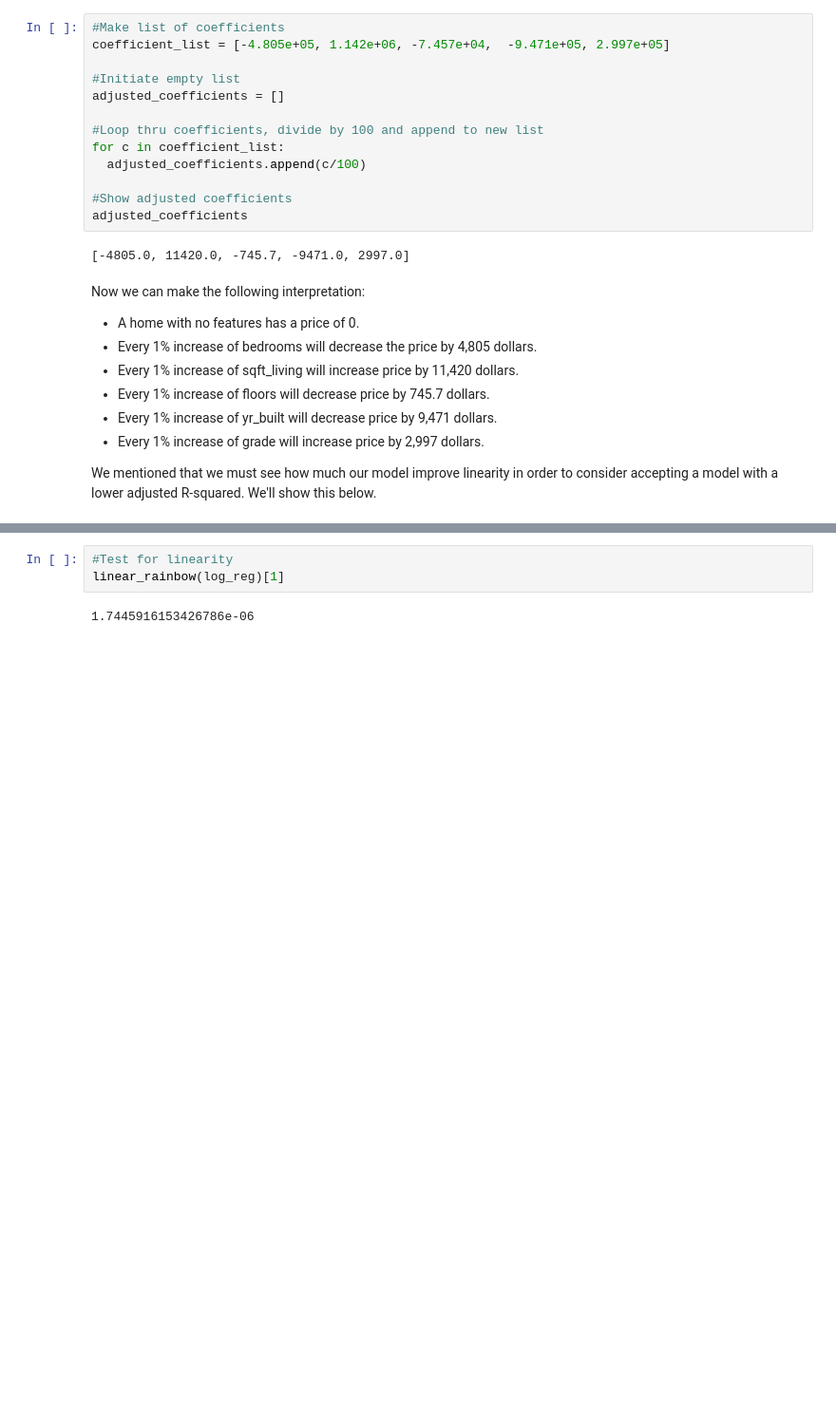
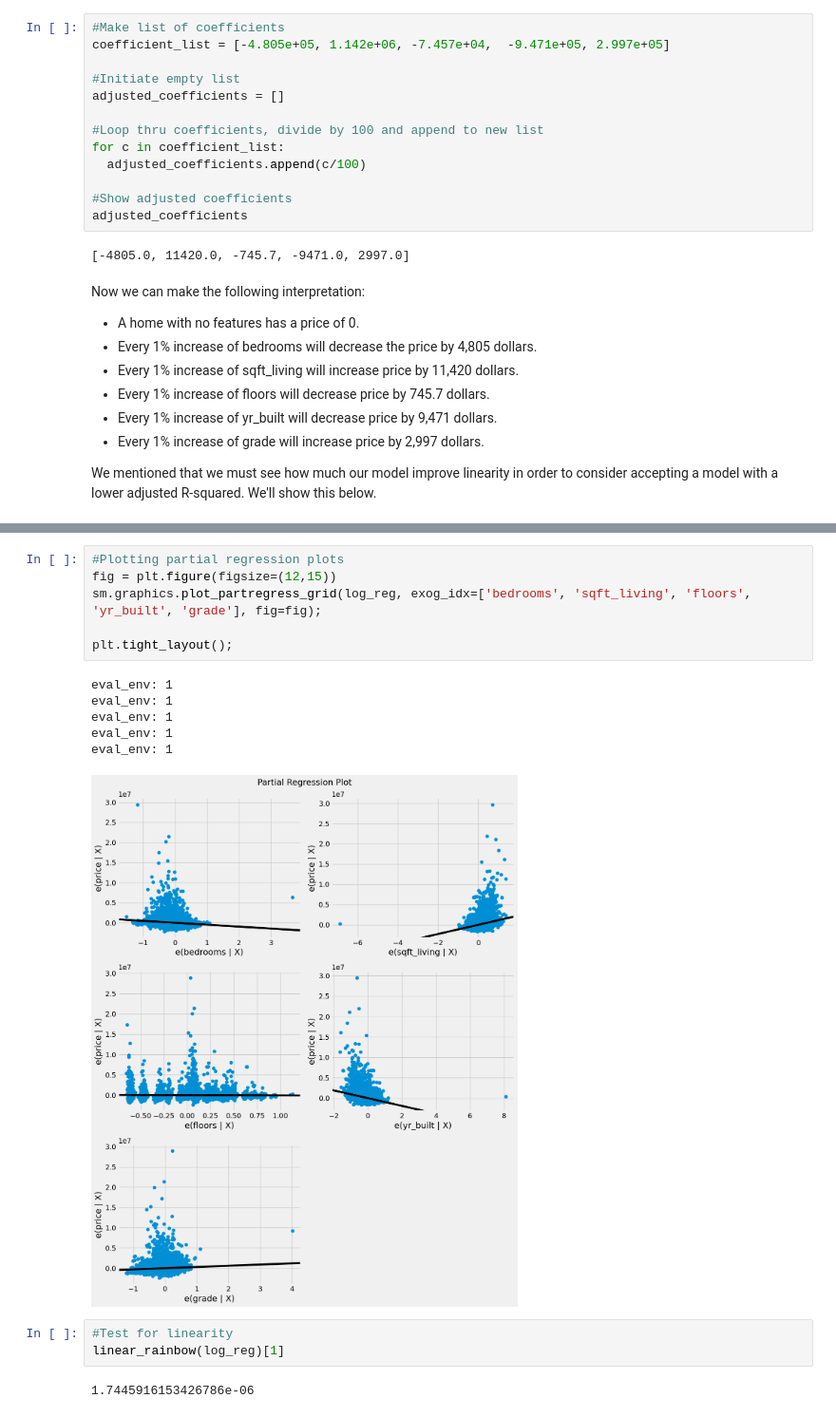
Before and after one commit to bmjaron/phase_2_final_project, a Jupyter notebook: regression_final_project_v_2.ipynb, the cells around one changed output, grey strips where cells are left out. Shown at 95% size. Saved outputs shown, nothing was run; the diff lists cells and outputs as text; blank space fills up the shorter version.

```diff
--- a/regression_final_project_v_2.ipynb
+++ b/regression_final_project_v_2.ipynb
@@ -746,3 +782,16 @@ We mentioned that we must see how much our model improve linearity in order to c
+# %%
+#Plotting partial regression plots
+fig = plt.figure(figsize=(12,15))
+sm.graphics.plot_partregress_grid(log_reg, exog_idx=['bedrooms', 'sqft_living',	'floors',	'yr_built',	'grade'], fig=fig);
+
+plt.tight_layout();
+# %% [output]
+eval_env: 1
+eval_env: 1
+eval_env: 1
+eval_env: 1
+eval_env: 1
+[figure, added]
 # %%
 #Test for linearity
 linear_rainbow(log_reg)[1]
```
Also changed, not shown: parts of 17 cells of this notebook.
